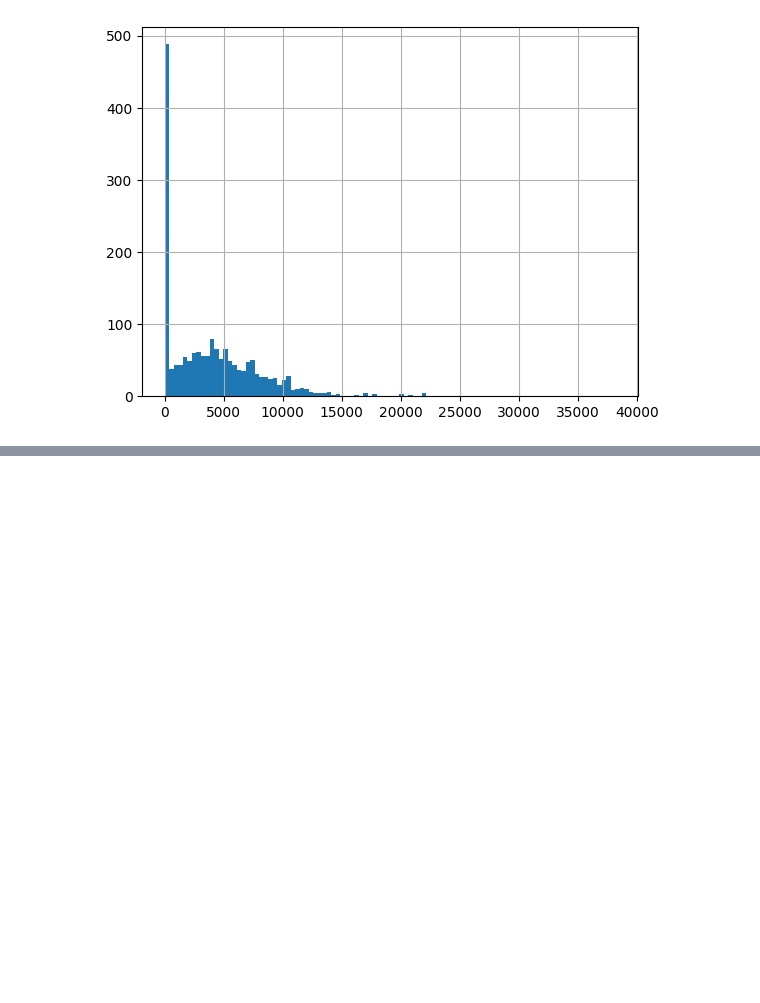
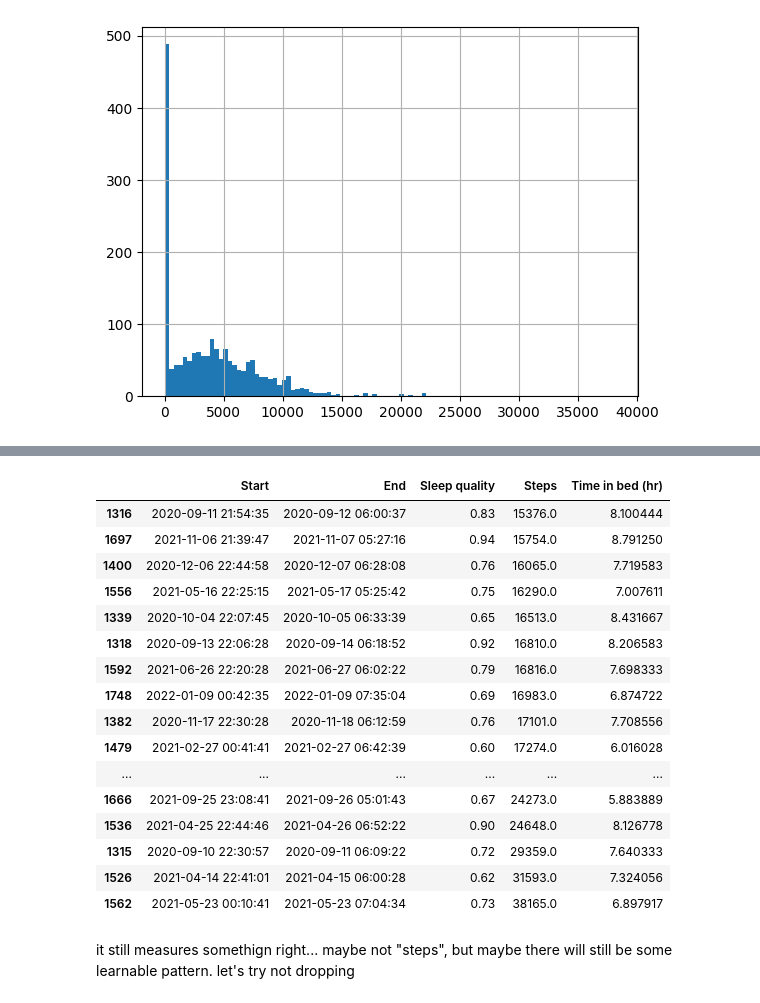
Before and after one commit to ricd99/endToEndML, a Jupyter notebook: notebooks/EDA.ipynb, the cells around one changed output, grey strips where cells are left out. Cells and saved outputs as stored; diff of their text form; code cells hidden in the pictures; blank space fills up the shorter version.

```diff
--- a/notebooks/EDA.ipynb
+++ b/notebooks/EDA.ipynb
@@ -448,0 +505,22 @@ df["Steps"].hist(bins=100)
+# %%
+df_bysteps[-30:]
+# %% [output]
+|  | Start | End | Sleep quality | Steps | Time in bed (hr) |
+| 1316 | 2020-09-11 21:54:35 | 2020-09-12 06:00:37 | 0.83 | 15376.0 | 8.100444 |
+| 1697 | 2021-11-06 21:39:47 | 2021-11-07 05:27:16 | 0.94 | 15754.0 | 8.791250 |
+| 1400 | 2020-12-06 22:44:58 | 2020-12-07 06:28:08 | 0.76 | 16065.0 | 7.719583 |
+| 1556 | 2021-05-16 22:25:15 | 2021-05-17 05:25:42 | 0.75 | 16290.0 | 7.007611 |
+| 1339 | 2020-10-04 22:07:45 | 2020-10-05 06:33:39 | 0.65 | 16513.0 | 8.431667 |
+| 1318 | 2020-09-13 22:06:28 | 2020-09-14 06:18:52 | 0.92 | 16810.0 | 8.206583 |
+| 1592 | 2021-06-26 22:20:28 | 2021-06-27 06:02:22 | 0.79 | 16816.0 | 7.698333 |
+| 1748 | 2022-01-09 00:42:35 | 2022-01-09 07:35:04 | 0.69 | 16983.0 | 6.874722 |
+| 1382 | 2020-11-17 22:30:28 | 2020-11-18 06:12:59 | 0.76 | 17101.0 | 7.708556 |
+| 1479 | 2021-02-27 00:41:41 | 2021-02-27 06:42:39 | 0.60 | 17274.0 | 6.016028 |
+| ... | ... | ... | ... | ... | ... |
+| 1666 | 2021-09-25 23:08:41 | 2021-09-26 05:01:43 | 0.67 | 24273.0 | 5.883889 |
+| 1536 | 2021-04-25 22:44:46 | 2021-04-26 06:52:22 | 0.90 | 24648.0 | 8.126778 |
+| 1315 | 2020-09-10 22:30:57 | 2020-09-11 06:09:22 | 0.72 | 29359.0 | 7.640333 |
+| 1526 | 2021-04-14 22:41:01 | 2021-04-15 06:00:28 | 0.62 | 31593.0 | 7.324056 |
+| 1562 | 2021-05-23 00:10:41 | 2021-05-23 07:04:34 | 0.73 | 38165.0 | 6.897917 |
+# %% [markdown]
+it still measures somethign right... maybe not "steps", but maybe there will still be some learnable pattern. let's try not dropping
```
Also changed, not shown: parts of 7 cells of this notebook.
